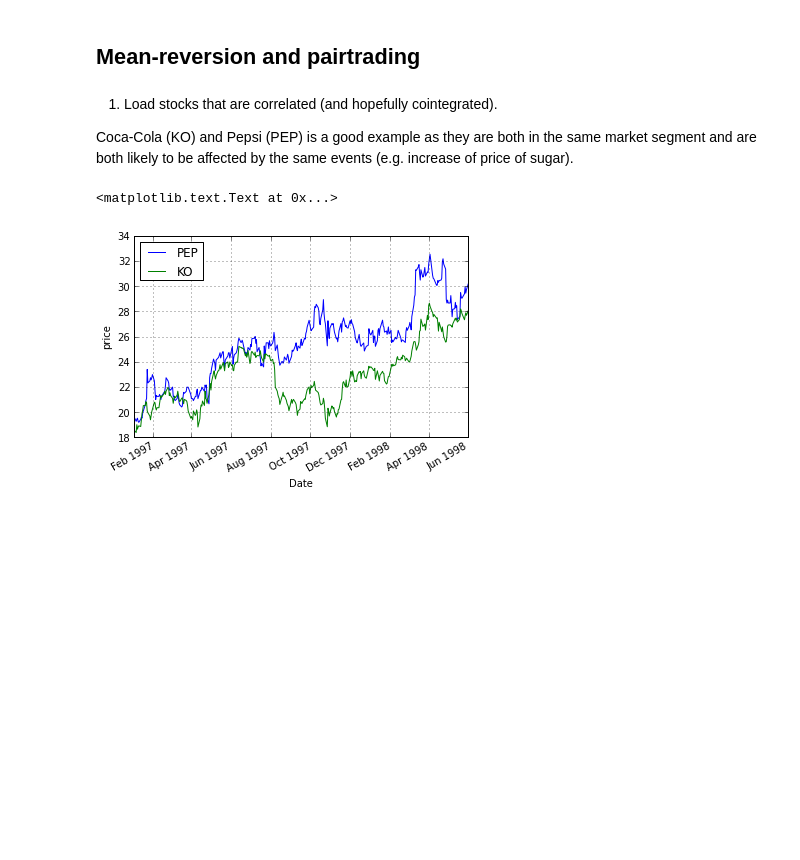
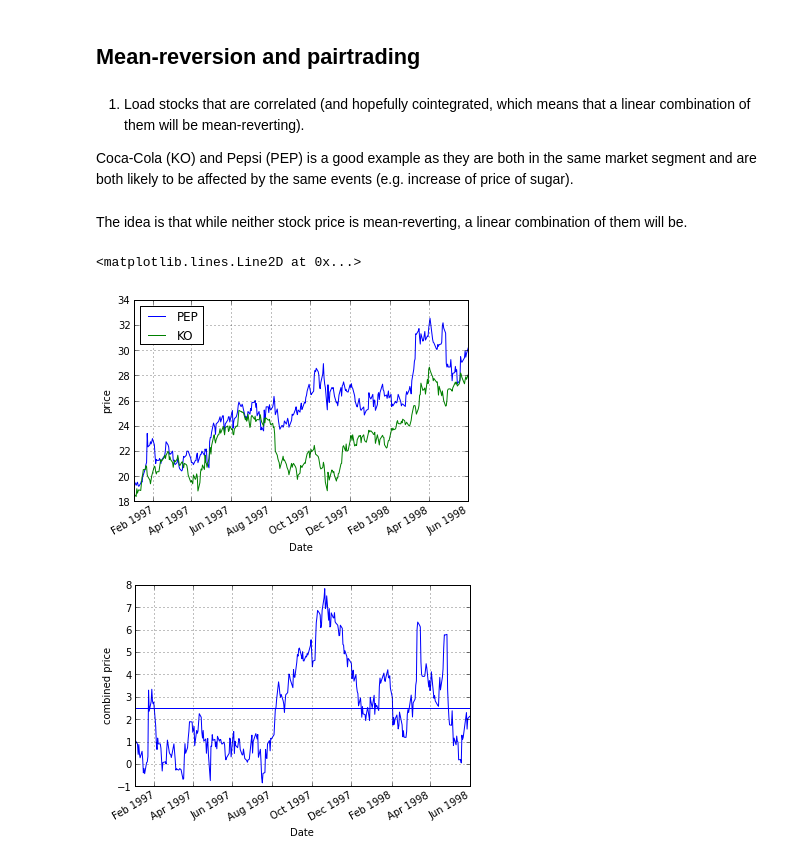
Before and after one commit to twiecki/financial-analysis-python-tutorial, a Jupyter notebook: 3. Backtesting using Zipline.ipynb, the cells around one changed output. Cells and saved outputs as stored; diff of their text form; code cells hidden in the pictures; blank space fills up the shorter version.

```diff
--- a/3. Backtesting using Zipline.ipynb
+++ b/3. Backtesting using Zipline.ipynb
@@ -197,7 +197,7 @@ plt.gcf().set_size_inches(14, 10)
 Mean-reversion and pairtrading
 ------------------------------
 # %% [markdown]
-1. Load stocks that are correlated (and hopefully cointegrated).
+1. Load stocks that are correlated (and hopefully cointegrated, which means that a linear combination of them will be mean-reverting).
 
 Coca-Cola (KO) and Pepsi (PEP) is a good example as they are both in the same market segment and are both likely to be affected by the same events (e.g. increase of price of sugar).
 # %%
@@ -205,11 +205,20 @@ start = datetime(1997, 1, 1, 0, 0, 0, 0, pytz.utc)
 end = datetime(1998, 6, 1, 0, 0, 0, 0, pytz.utc)
 data = zp.utils.factory.load_from_yahoo(stocks=['PEP', 'KO'], indexes={},
                                         start=start, end=end, adjusted=True)
+# %% [markdown]
+The idea is that while neither stock price is mean-reverting, a linear combination of them will be.
 # %%
 data[['PEP', 'KO']].plot()
 plt.ylabel('price')
+
+plt.figure()
+integrated = data.PEP - data.KO
+integrated.plot()
+plt.ylabel('combined price')
+plt.axhline(integrated.mean())
 # %% [output]
-<matplotlib.text.Text at 0x...>
+<matplotlib.lines.Line2D at 0x...>
 [figure]
+[figure, added]
 # %%
 plt.plot(data.PEP, data.KO, 'x')
```
Also changed, not shown: parts of 5 cells of this notebook, 2 other files.
